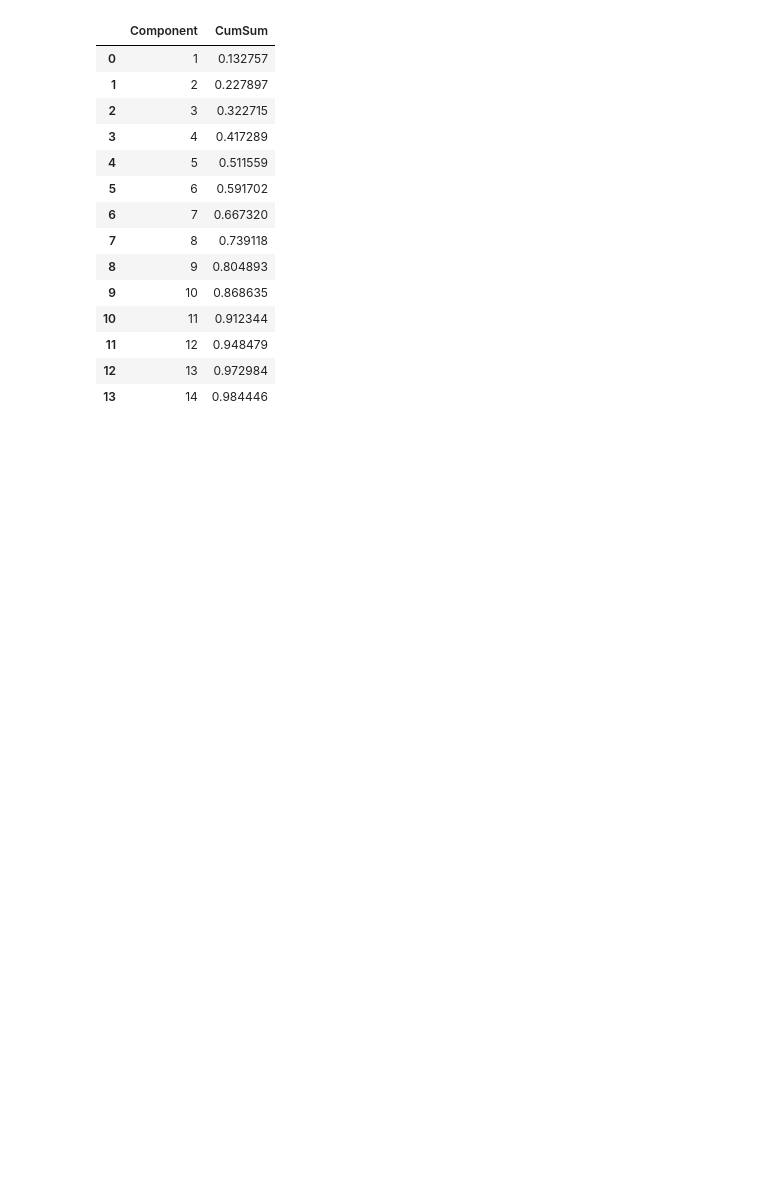
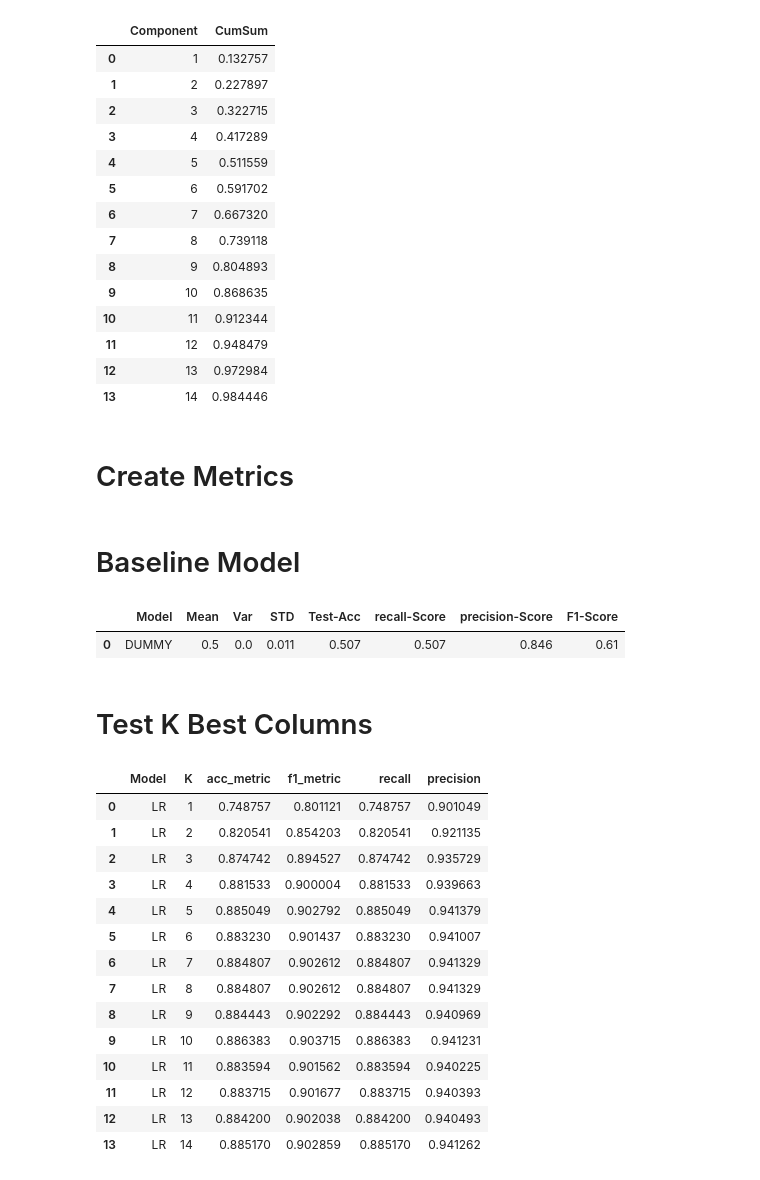
Before and after one commit to MaukanMir/Diabetes-Classification-, a Jupyter notebook: training.ipynb, the cells around one changed output. Cells and saved outputs as stored; diff of their text form; code cells hidden in the pictures; blank space fills up the shorter version.

Commit message:
added new models

```diff
--- a/training.ipynb
+++ b/training.ipynb
@@ -571,3 +705,5 @@ pca_analysis(X, preprocessor)
 | 11 | 12 | 0.948479 |
 | 12 | 13 | 0.972984 |
 | 13 | 14 | 0.984446 |
+# %% [markdown]
+# Create Metrics
@@ -573,0 +715,33 @@ pca_analysis(X, preprocessor)
+# %% [markdown]
+# Baseline Model
+# %%
+model_name = ["DUMMY"]
+models = grab_selected_models(model_name)
+test_selected_models(preprocessor,model_name, models, X, y, acc_metric)
+# %% [output]
+|  | Model | Mean | Var | STD | Test-Acc | recall-Score | precision-Score | F1-Score |
+| 0 | DUMMY | 0.5 | 0.0 | 0.011 | 0.507 | 0.507 | 0.846 | 0.61 |
+# %% [markdown]
+# Test K Best Columns
+# %%
+model_name = ["LR"]
+models = grab_selected_models(model_name)[0]
+metric = mutual_info_classif
+sample_model = SMOTE()
+test_kbest_columns(preprocessor, X, y, sample_model, models, model_name[0], metric)
+# %% [output]
+|  | Model | K | acc_metric | f1_metric | recall | precision |
+| 0 | LR | 1 | 0.748757 | 0.801121 | 0.748757 | 0.901049 |
+| 1 | LR | 2 | 0.820541 | 0.854203 | 0.820541 | 0.921135 |
+| 2 | LR | 3 | 0.874742 | 0.894527 | 0.874742 | 0.935729 |
+| 3 | LR | 4 | 0.881533 | 0.900004 | 0.881533 | 0.939663 |
+| 4 | LR | 5 | 0.885049 | 0.902792 | 0.885049 | 0.941379 |
+| 5 | LR | 6 | 0.883230 | 0.901437 | 0.883230 | 0.941007 |
+| 6 | LR | 7 | 0.884807 | 0.902612 | 0.884807 | 0.941329 |
+| 7 | LR | 8 | 0.884807 | 0.902612 | 0.884807 | 0.941329 |
+| 8 | LR | 9 | 0.884443 | 0.902292 | 0.884443 | 0.940969 |
+| 9 | LR | 10 | 0.886383 | 0.903715 | 0.886383 | 0.941231 |
+| 10 | LR | 11 | 0.883594 | 0.901562 | 0.883594 | 0.940225 |
+| 11 | LR | 12 | 0.883715 | 0.901677 | 0.883715 | 0.940393 |
+| 12 | LR | 13 | 0.884200 | 0.902038 | 0.884200 | 0.940493 |
+| 13 | LR | 14 | 0.885170 | 0.902859 | 0.885170 | 0.941262 |
```
Also changed, not shown: parts of 3 cells of this notebook.
